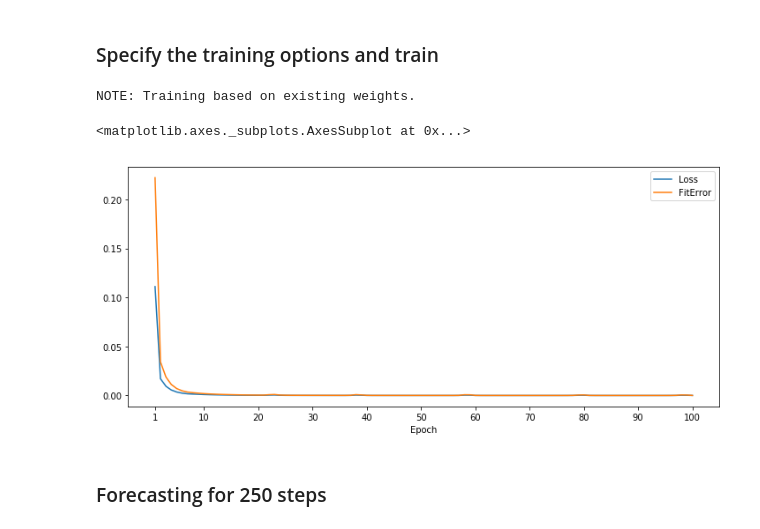
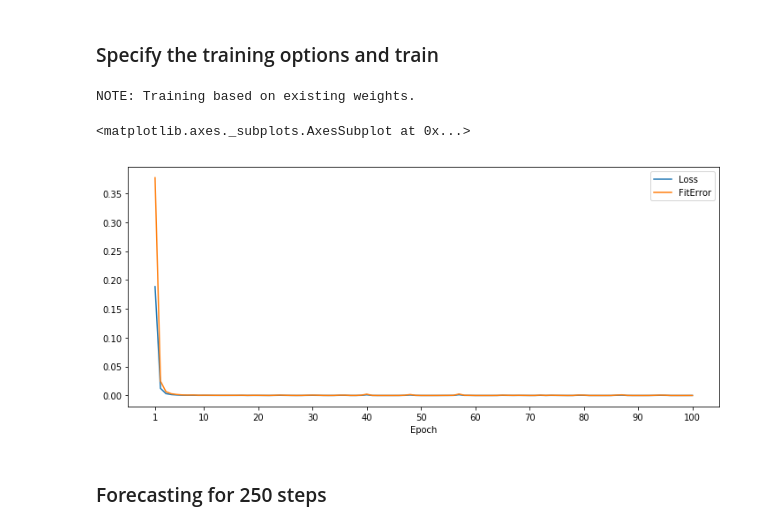
Before and after one commit to sassoftware/python-dlpy, a Jupyter notebook: examples/time_series_forecasting/Multisteps_vs_Onestep_ahead_Forecasting.ipynb, the cells around one changed output. Cells and saved outputs as stored; diff of their text form; code cells hidden in the pictures.

```diff
--- a/examples/time_series_forecasting/Multisteps_vs_Onestep_ahead_Forecasting.ipynb
+++ b/examples/time_series_forecasting/Multisteps_vs_Onestep_ahead_Forecasting.ipynb
@@ -28,7 +28,7 @@ from dlpy.layers import *
 from dlpy.model import Optimizer, AdamSolver, Sequence
 from dlpy.timeseries import plot_timeseries
 %matplotlib inline
-conn = CAS('hostname', your-port-number)
+conn = CAS('your_host', port_number)
 # %% [markdown]
 ### 2.1 Timeseries with no covariates.
 # %%
@@ -204,16 +214,16 @@ NOTE: Model compiled successfully.
 # %% [markdown]
 <h3>Specify the training options and train</h3>
 # %%
-optimizer = Optimizer(algorithm=AdamSolver(), mini_batch_size=32, seed=1234, max_epochs=100)
+optimizer = Optimizer(algorithm=AdamSolver(), mini_batch_size=4, seed=1234, max_epochs=100)
 # The attribute sequence_opt of train_tbl contains all the essential sequence modeling information
 # It includes: input_length, target_length, token_size
 seq_spec  = Sequence(**train_tbl.sequence_opt)
 result = model1.fit(train_tbl, optimizer=optimizer, sequence=seq_spec, valid_table=valid_tbl, **train_tbl.inputs_target)
 model1.plot_training_history(tick_frequency=10)
 # %% [output]
 NOTE: Training based on existing weights.
 <matplotlib.axes._subplots.AxesSubplot at 0x...>
-[figure, old version]
+[figure, new version]
 # %% [markdown]
 <h3>Forecasting for 250 steps</h3>
 # %% [markdown]
```
Also changed, not shown: parts of 7 cells of this notebook, 4 other files.
